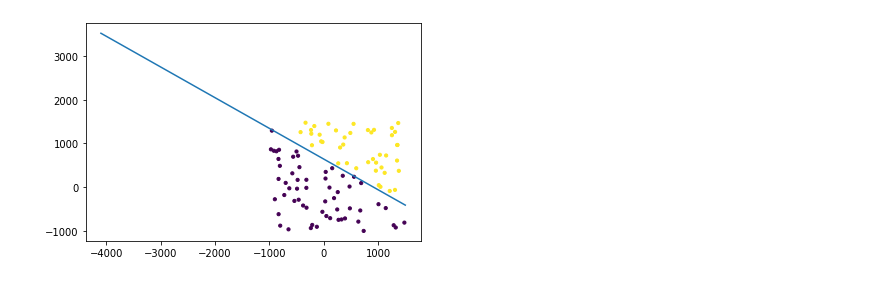
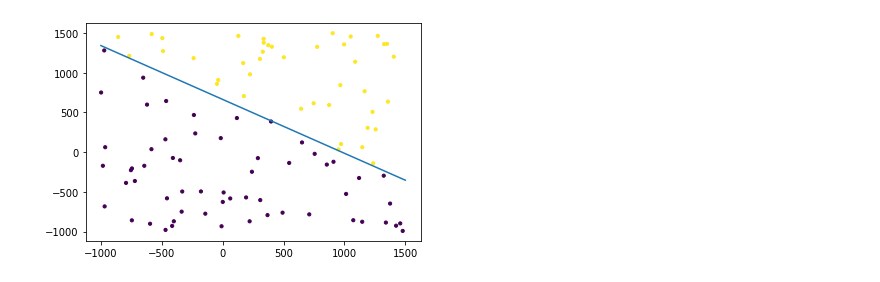
Before and after one commit to aliencaocao/IRS-ML, a Jupyter notebook: Linear Classification/Linear Classification.ipynb, the cells around one changed output. Cells and saved outputs as stored; diff of their text form; code cells hidden in the pictures.

```diff
--- a/Linear Classification/Linear Classification.ipynb
+++ b/Linear Classification/Linear Classification.ipynb
@@ -3,14 +3,13 @@
 import tensorflow as tf
 import matplotlib.pyplot as plt
 import generator
-import math
 
 batch_size = 500
 gen = generator.gen(batch_size)
 epochs = 1000
 
 class perceptron:
-    def __call__(self, x):  # predicting function
+    def __call__(self, x):  # prediction function
         return tf.reduce_sum(x * self.Weight, axis=-1) + self.Bias # For actual prediction, add tf.math.sign
 
     def __init__(self):
@@ -23,26 +22,27 @@ class perceptron:
         positiveCount = tf.where(signs > 0.0).shape[0]
         negativeCountIndex = tf.where(signs <= 0.0).numpy()
         accuracy = positiveCount/signs.shape[0]*100
-        # error = y[i] - pred[i]
         for i in negativeCountIndex:
             self.Weight.assign_add(x[i[0]] * y[i[0]])  # i is a tensor [0]
-            self.Bias.assign_add(y[i[0]]) #  * self.Weight[1]
+            self.Bias.assign_add(y[i[0]] * self.Weight[1])  # shouldn't have self.Weight by right
         print(f'Epoch: {epoch_count} Accuracy: {accuracy:.2f}%')
         return accuracy
 
 model = perceptron()
 x, y = next(gen)
-x=tf.convert_to_tensor([[1, -665.6667], [1, -667.6667], [1, -4000.7] ], dtype=tf.float32)
-y=tf.convert_to_tensor([1,-1,-1], dtype=tf.float32)
+# x=tf.convert_to_tensor([[1, -665.6667], [1, -667.6667], [1, -4000.7] ], dtype=tf.float32)
+# y=tf.convert_to_tensor([1,-1,-1], dtype=tf.float32)
 model.Weight.assign([0.0] * x.shape[-1])
 for epoch_count in range(epochs):
     acc = model.train(x, y, epoch_count)
-    if acc == 100:
+    if acc == 100:  # Early stopping
         break
 print(f'Weight: {model.Weight.numpy()}, Bias: {model.Bias.numpy()}')
 
-plt.plot([-4100, 1500], [(-model.Weight[0]/model.Weight[1]) * -4100 + (-model.Bias/model.Weight[1]), (-model.Weight[0]/model.Weight[1]) * 1500 + (-model.Bias/model.Weight[1])])
-plt.scatter(x[:,0], x[:,1], c=y, s=10)  # Plot some points only
+point1 = -1000
+point2 = 1500
+plt.plot([point1, point2], [(-model.Weight[0]/model.Weight[1]) * point1 + (-model.Bias/model.Weight[1]), (-model.Weight[0]/model.Weight[1]) * point2 + (-model.Bias/model.Weight[1])])
+plt.scatter(x[:,0], x[:,1], c=y, s=10)  # Plot some points only, 2D slice notation
 plt.show()
 # %% [output]
 Epoch: 0 Accuracy: 0.00%
@@ -68,38 +63,35 @@ Weight: [626.      421.79596], Bias: 626.0
 import tensorflow as tf
 import matplotlib.pyplot as plt
 import generator
-import math
 
 batch_size = 100
 gen = generator.gen(batch_size)
 epochs = 500
-regTerm = 5e-4
+regTerm = 1e-6
 lr = 1e-4
 
 class LinearClassifier:
-    def __call__(self, x):  # predicting function
+    def __call__(self, x):  # prediction function
         return tf.reduce_sum(x * self.Weight, axis=-1) + self.Bias
 
     def __init__(self):
         self.Weight = tf.Variable(0.0, shape=tf.TensorShape(None))  # initialize m to any shape
         self.Bias = tf.Variable(0.0)
 
-    def loss(self, y, pred):
+    def loss(self, y, pred):  # Hinge loss with L2 Regularisation
         return tf.reduce_mean(tf.math.maximum(0, 1-y*pred) + regTerm * tf.norm(self.Weight, ord='euclidean')**2)  # tf.reduce_mean(max(0, 1-y*pred) + regTerm * tf.sqrt(self.Weight[0] ** 2 + self.Weight[1] ** 2) ** 2)
 
     def train(self, x, y, epoch_count, lr):
         pred = self(x)
         signs = tf.math.sign(y*pred)
         positiveCount = tf.where(signs > 0.0).shape[0]
-        negativeCountIndex = tf.where(signs <= 0.0).numpy()
         accuracy = positiveCount/signs.shape[0]*100
-        with tf.GradientTape(persistent=True) as t: # persistent=True is needed if assigning dy_dWeight, dy_dBias in 2 lines. Limits the times u can call it to once
+        with tf.GradientTape(persistent=False) as t: # persistent=True is needed if assigning dy_dWeight, dy_dBias in 2 lines. Limits the times u can call it to once
             pred = self(x)
             current_loss = self.loss(y, pred)
         dy_dWeight, dy_dBias = t.gradient(current_loss, [self.Weight, self.Bias])
-        # error = y[i] - pred[i]
         self.Weight.assign_sub(lr * dy_dWeight)
-        self.Bias.assign_sub(dy_dBias * self.Weight[1])
+        self.Bias.assign_sub(dy_dBias)  # By right should have lr multiple
         print(f'Epoch: {epoch_count} Accuracy: {accuracy:.2f}% Loss: {current_loss}')
         return accuracy
 
@@ -114,7 +106,9 @@ for epoch_count in range(epochs):
         break
 print(f'Weight: {model.Weight.numpy()}, Bias: {model.Bias.numpy()}')
 
-plt.plot([-4100, 1500], [(-model.Weight[0]/model.Weight[1]) * -4100 + (-model.Bias/model.Weight[1]), (-model.Weight[0]/model.Weight[1]) * 1500 + (-model.Bias/model.Weight[1])])
-plt.scatter(x[:,0], x[:,1], c=y, s=10)  # Plot some points only
+point1 = -1000
+point2 = 1500
+plt.plot([point1, point2], [(-model.Weight[0]/model.Weight[1]) * point1 + (-model.Bias/model.Weight[1]), (-model.Weight[0]/model.Weight[1]) * point2 + (-model.Bias/model.Weight[1])])
+plt.scatter(x[:,0], x[:,1], c=y, s=10)  # Plot some points only, 2D slice notation
 plt.show()
 # %% [output]
@@ -138 +132 @@ Weight: [0.0316272  0.04512505], Bias: -29.06835174560547
-[figure, old version]
+[figure, new version]
```
Also changed, not shown: parts of 2 cells of this notebook.
